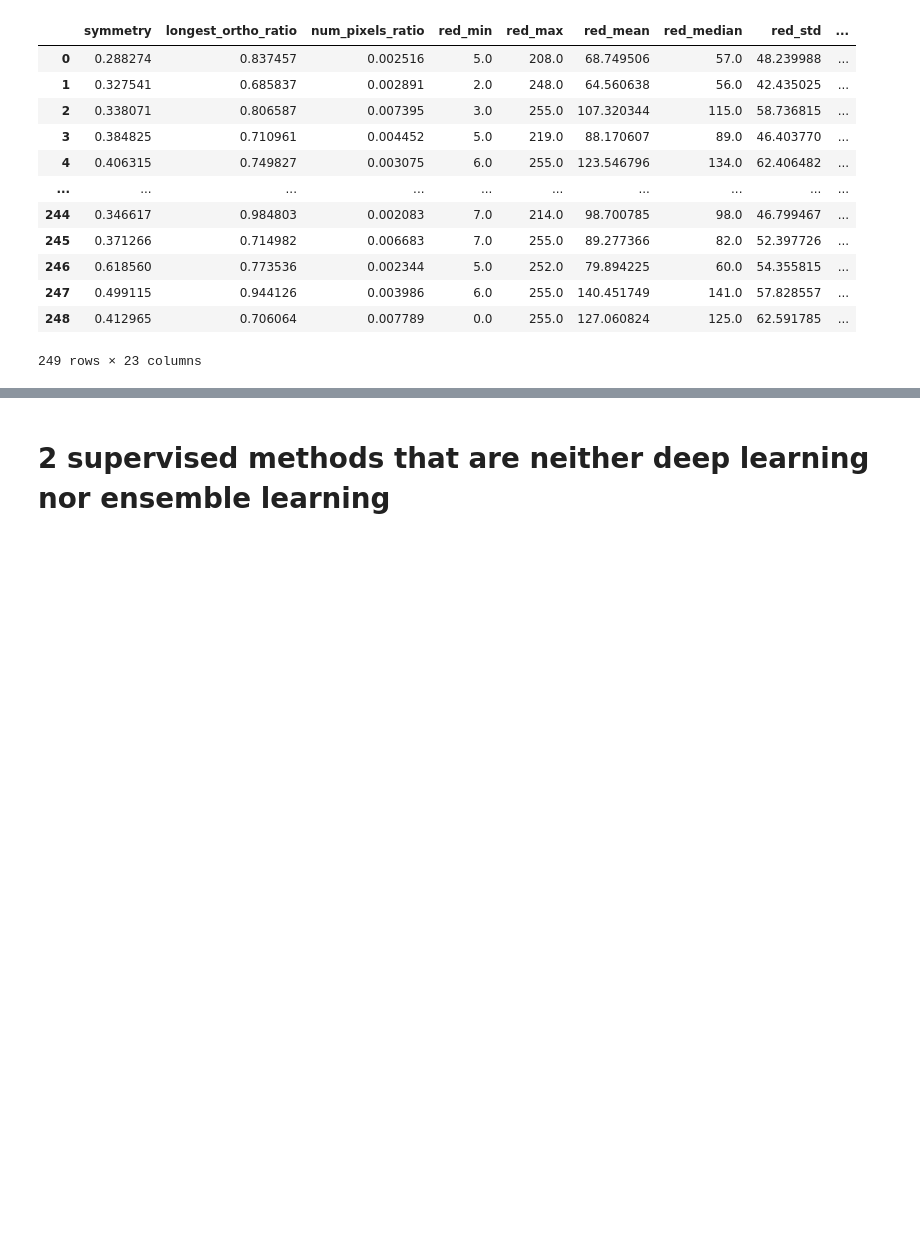
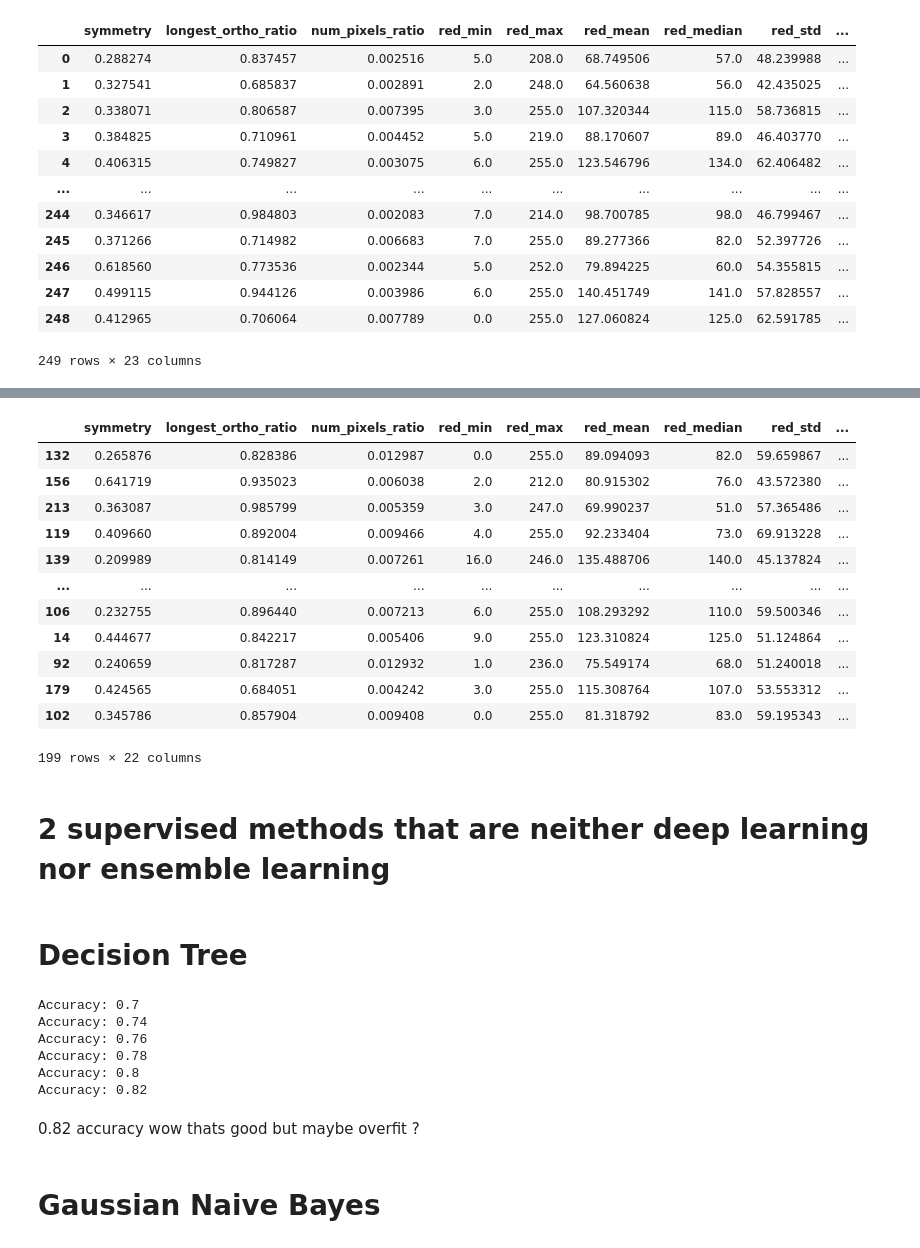
Before and after one commit to Romain-Chevrollier/Data_Project, a Jupyter notebook: code/Machine_Learning_Deep_Learning.ipynb, the cells around one changed output, grey strips where cells are left out. Saved outputs shown, nothing was run; the diff lists cells and outputs as text; code cells hidden in the pictures; blank space fills up the shorter version.

Commit message:
Decision tree, Gaussian naive bayes and KNN done

```diff
--- a/code/Machine_Learning_Deep_Learning.ipynb
+++ b/code/Machine_Learning_Deep_Learning.ipynb
@@ -53,0 +61,7 @@ df
+# %%
+# Split the data into features and target variable
+X = df.drop('bug type', axis=1)
+y = df['bug type']
+
+# Split the data into training and testing sets
+X_train, X_test, y_train, y_test = train_test_split(X, y, test_size=0.2, random_state=42)
@@ -54,2 +83,50 @@ df
+# %%
+X_train
+# %% [output]
+|  | symmetry | longest_ortho_ratio | num_pixels_ratio | red_min | red_max | red_mean | red_median | red_std | ... |
+| 132 | 0.265876 | 0.828386 | 0.012987 | 0.0 | 255.0 | 89.094093 | 82.0 | 59.659867 | ... |
+| 156 | 0.641719 | 0.935023 | 0.006038 | 2.0 | 212.0 | 80.915302 | 76.0 | 43.572380 | ... |
+| 213 | 0.363087 | 0.985799 | 0.005359 | 3.0 | 247.0 | 69.990237 | 51.0 | 57.365486 | ... |
+| 119 | 0.409660 | 0.892004 | 0.009466 | 4.0 | 255.0 | 92.233404 | 73.0 | 69.913228 | ... |
+| 139 | 0.209989 | 0.814149 | 0.007261 | 16.0 | 246.0 | 135.488706 | 140.0 | 45.137824 | ... |
+| ... | ... | ... | ... | ... | ... | ... | ... | ... | ... |
+| 106 | 0.232755 | 0.896440 | 0.007213 | 6.0 | 255.0 | 108.293292 | 110.0 | 59.500346 | ... |
+| 14 | 0.444677 | 0.842217 | 0.005406 | 9.0 | 255.0 | 123.310824 | 125.0 | 51.124864 | ... |
+| 92 | 0.240659 | 0.817287 | 0.012932 | 1.0 | 236.0 | 75.549174 | 68.0 | 51.240018 | ... |
+| 179 | 0.424565 | 0.684051 | 0.004242 | 3.0 | 255.0 | 115.308764 | 107.0 | 53.553312 | ... |
+| 102 | 0.345786 | 0.857904 | 0.009408 | 0.0 | 255.0 | 81.318792 | 83.0 | 59.195343 | ... |
+199 rows × 22 columns
 # %% [markdown]
 # **2 supervised methods that are neither deep learning nor ensemble learning**
+# %% [markdown]
+# **Decision Tree**
+# %%
+model = 0
+tampon = 0
+for i in range (0, 10000):
+    # Create Decision Tree classifer object
+    clf = DecisionTreeClassifier(max_depth=15, min_samples_split=20, min_samples_leaf=5, max_features='sqrt')
+
+    # Train Decision Tree Classifer
+    clf = clf.fit(X_train, y_train)
+
+    #Predict the response for test dataset
+    y_pred = clf.predict(X_test)
+
+    # Model Accuracy, how often is the classifier correct?
+    accuracy = accuracy_score(y_test, y_pred)
+    if accuracy > tampon:
+        print("Accuracy:", accuracy)
+        tampon = accuracy
+        model = clf
+# %% [output]
+Accuracy: 0.7
+Accuracy: 0.74
+Accuracy: 0.76
+Accuracy: 0.78
+Accuracy: 0.8
+Accuracy: 0.82
+# %% [markdown]
+0.82 accuracy wow thats good but maybe overfit ?
+# %% [markdown]
+# **Gaussian Naive Bayes**
```
Also changed, not shown: parts of 11 cells of this notebook, 1 other file.
